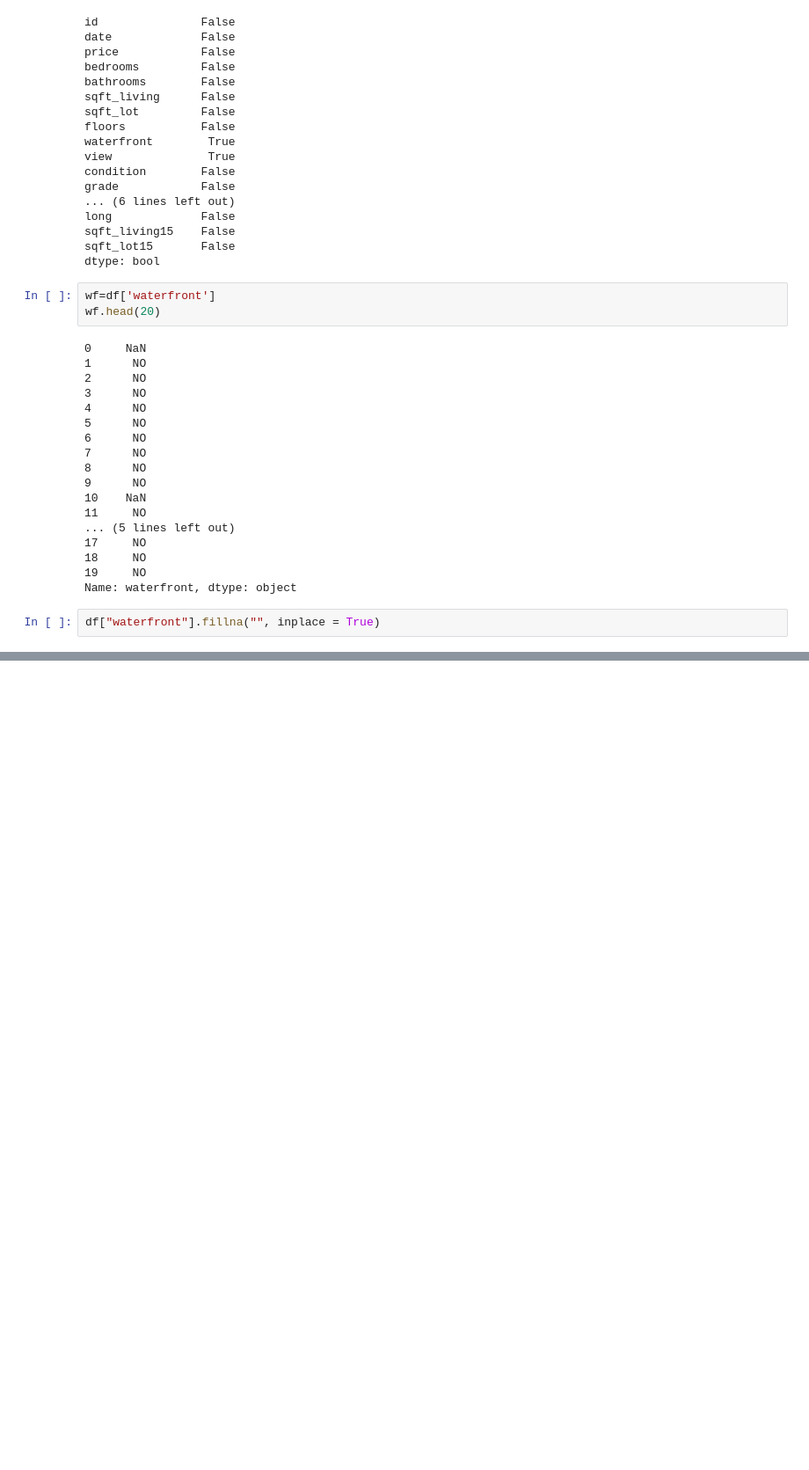
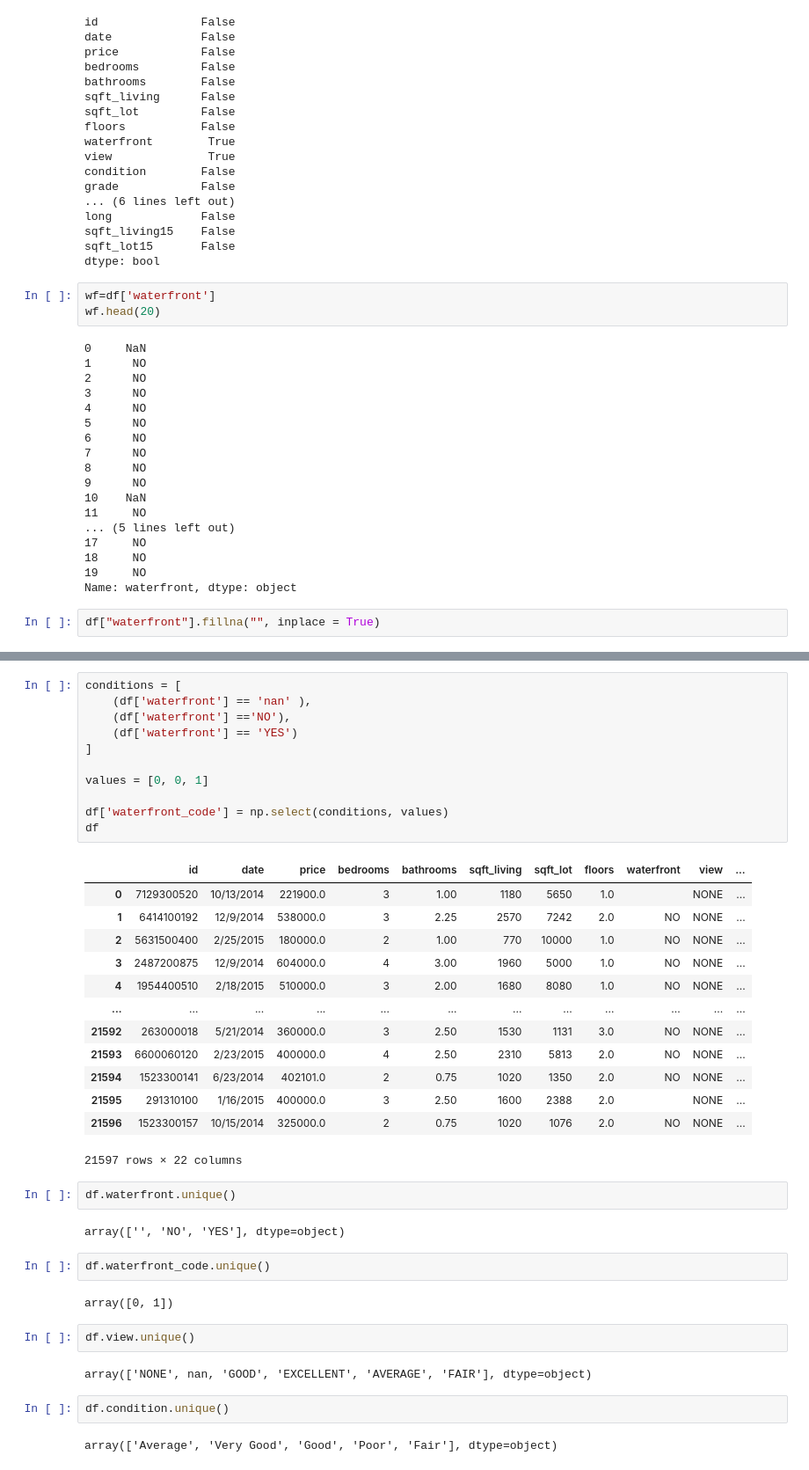
Before and after one commit to NdanuM/dsc-phase-2-project_nm, a Jupyter notebook: student.ipynb, the cells around one changed output, grey strips where cells are left out. Shown: that part at 88% size. Cells and saved outputs as stored; diff of their text form; blank space fills up the shorter version.

Commit message:
Data cleaning in progress. So far so good

```diff
--- a/student.ipynb
+++ b/student.ipynb
@@ -215,0 +230,41 @@ ValueError: The truth value of a Series is ambiguous. Use a.empty, a.bool(), a.i
+# %%
+conditions = [
+    (df['waterfront'] == 'nan' ),
+    (df['waterfront'] =='NO'),
+    (df['waterfront'] == 'YES')
+]
+
+values = [0, 0, 1]
+
+df['waterfront_code'] = np.select(conditions, values)
+df
+# %% [output]
+|  | id | date | price | bedrooms | bathrooms | sqft_living | sqft_lot | floors | waterfront | view | ... |
+| 0 | 7129300520 | 10/13/2014 | 221900.0 | 3 | 1.00 | 1180 | 5650 | 1.0 |  | NONE | ... |
+| 1 | 6414100192 | 12/9/2014 | 538000.0 | 3 | 2.25 | 2570 | 7242 | 2.0 | NO | NONE | ... |
+| 2 | 5631500400 | 2/25/2015 | 180000.0 | 2 | 1.00 | 770 | 10000 | 1.0 | NO | NONE | ... |
+| 3 | 2487200875 | 12/9/2014 | 604000.0 | 4 | 3.00 | 1960 | 5000 | 1.0 | NO | NONE | ... |
+| 4 | 1954400510 | 2/18/2015 | 510000.0 | 3 | 2.00 | 1680 | 8080 | 1.0 | NO | NONE | ... |
+| ... | ... | ... | ... | ... | ... | ... | ... | ... | ... | ... | ... |
+| 21592 | 263000018 | 5/21/2014 | 360000.0 | 3 | 2.50 | 1530 | 1131 | 3.0 | NO | NONE | ... |
+| 21593 | 6600060120 | 2/23/2015 | 400000.0 | 4 | 2.50 | 2310 | 5813 | 2.0 | NO | NONE | ... |
+| 21594 | 1523300141 | 6/23/2014 | 402101.0 | 2 | 0.75 | 1020 | 1350 | 2.0 | NO | NONE | ... |
+| 21595 | 291310100 | 1/16/2015 | 400000.0 | 3 | 2.50 | 1600 | 2388 | 2.0 |  | NONE | ... |
+| 21596 | 1523300157 | 10/15/2014 | 325000.0 | 2 | 0.75 | 1020 | 1076 | 2.0 | NO | NONE | ... |
+21597 rows × 22 columns
+# %%
+df.waterfront.unique()
+# %% [output]
+array(['', 'NO', 'YES'], dtype=object)
+# %%
+df.waterfront_code.unique()
+# %% [output]
+array([0, 1])
+# %%
+df.view.unique()
+# %% [output]
+array(['NONE', nan, 'GOOD', 'EXCELLENT', 'AVERAGE', 'FAIR'], dtype=object)
+# %%
+df.condition.unique()
+# %% [output]
+array(['Average', 'Very Good', 'Good', 'Poor', 'Fair'], dtype=object)
```
Also changed, not shown: parts of 2 cells of this notebook.
